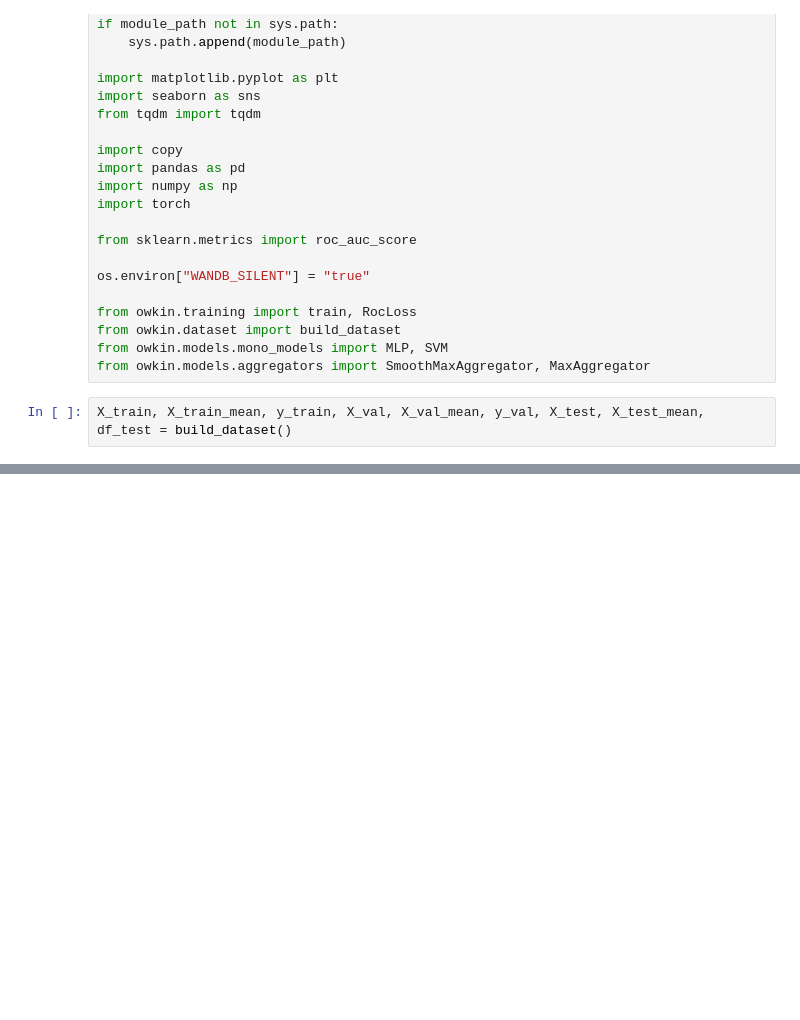
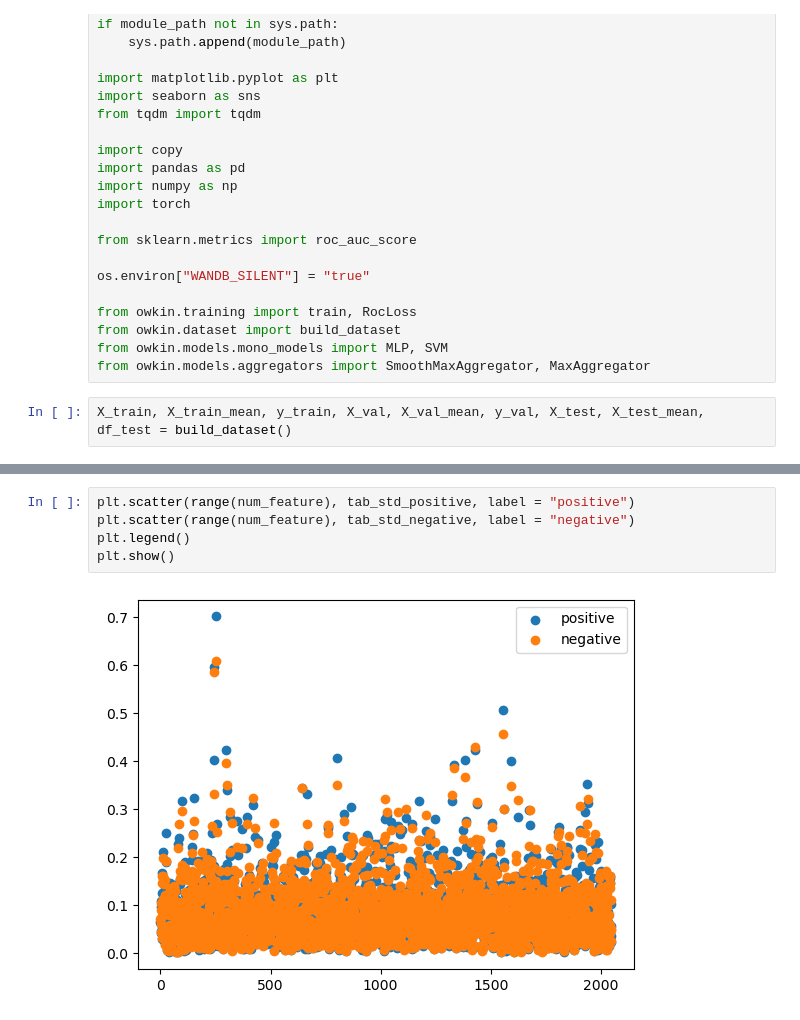
Before and after one commit to StanislasDOZIAS/OWKIN_challenge, a Jupyter notebook: notebooks/data_study.ipynb, the cells around one changed output, grey strips where cells are left out. Cells and saved outputs as stored; diff of their text form; blank space fills up the shorter version.

```diff
--- a/notebooks/data_study.ipynb
+++ b/notebooks/data_study.ipynb
@@ -36,0 +105,7 @@ look at each features and see if we can see cool things (e.g. maybe need to reno
+# %%
+plt.scatter(range(num_feature), tab_std_positive, label = "positive")
+plt.scatter(range(num_feature), tab_std_negative, label = "negative")
+plt.legend()
+plt.show()
+# %% [output]
+[figure, added]
```
Also changed, not shown: parts of 49 cells of this notebook, 2 other files.
